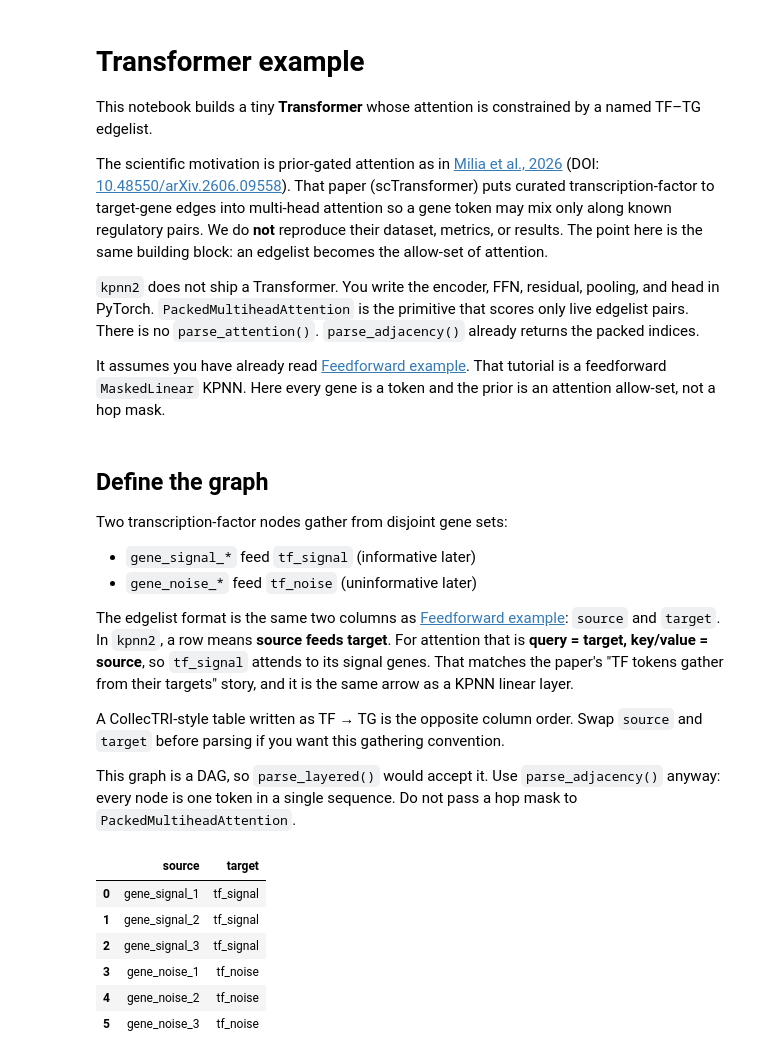
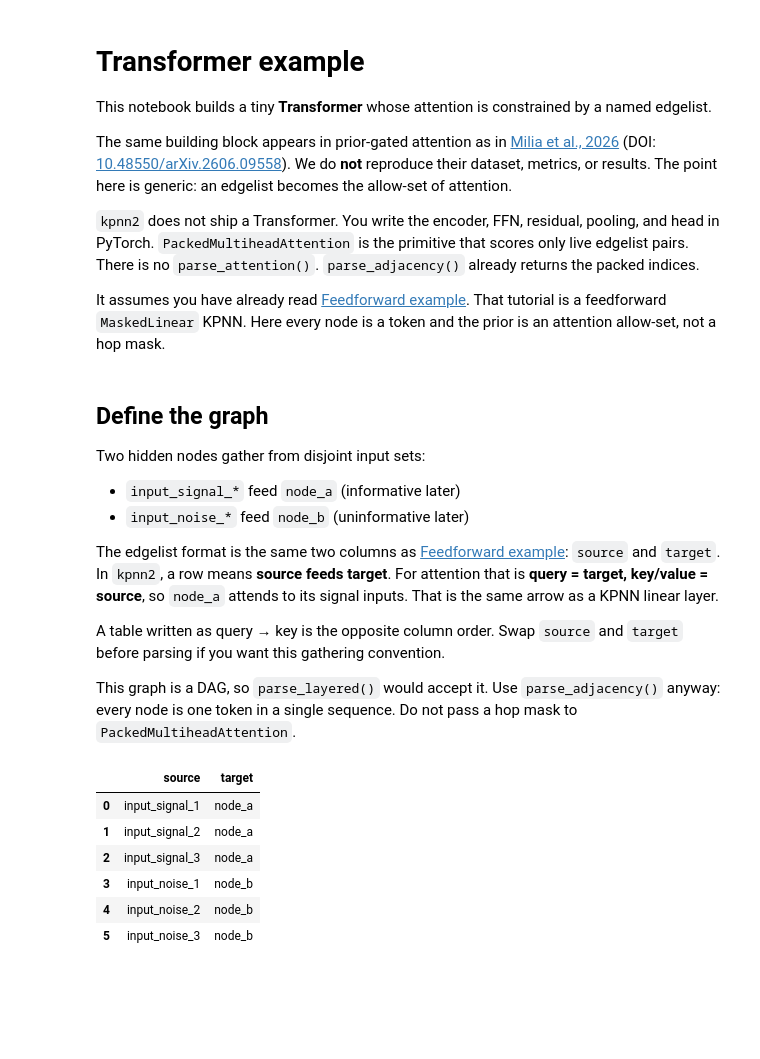
Before and after one commit to Thomas-Rauter/kpnn2, a Jupyter notebook: docs/transformer-example.ipynb, the cells around one changed output. Saved outputs shown, nothing was run; the diff lists cells and outputs as text; code cells hidden in the pictures; blank space fills up the shorter version.

Commit message:
Use generic names in additional example notebooks.
Match the cyclic example: input_* and node_* instead of
genes and TFs. Keep the feedforward tutorial biological.

```diff
--- a/docs/transformer-example.ipynb
+++ b/docs/transformer-example.ipynb
@@ -2,16 +2,14 @@
 # Transformer example
 
 This notebook builds a tiny **Transformer** whose attention is
-constrained by a named TF–TG edgelist.
+constrained by a named edgelist.
 
-The scientific motivation is prior-gated attention as in
+The same building block appears in prior-gated attention as in
 [Milia et al., 2026](https://doi.org/10.48550/arXiv.2606.09558)
 (DOI: [10.48550/arXiv.2606.09558](https://doi.org/10.48550/arXiv.2606.09558)).
-That paper (scTransformer) puts curated transcription-factor to
-target-gene edges into multi-head attention so a gene token may
-mix only along known regulatory pairs. We do **not** reproduce
-their dataset, metrics, or results. The point here is the same
-building block: an edgelist becomes the allow-set of attention.
+We do **not** reproduce their dataset, metrics, or results. The
+point here is generic: an edgelist becomes the allow-set of
+attention.
 
 `kpnn2` does not ship a Transformer. You write the encoder, FFN,
 residual, pooling, and head in PyTorch.
@@ -21,7 +19,7 @@ edgelist pairs. There is no `parse_attention()`.
 
 It assumes you have already read
 [Feedforward example](../feedforward-example/). That tutorial is a
-feedforward `MaskedLinear` KPNN. Here every gene is a token and
+feedforward `MaskedLinear` KPNN. Here every node is a token and
 the prior is an attention allow-set, not a hop mask.
 # %%
 import random
@@ -94,22 +92,21 @@ def _style_ax(ax):
 # %% [markdown]
 ## Define the graph
 
-Two transcription-factor nodes gather from disjoint gene sets:
+Two hidden nodes gather from disjoint input sets:
 
-- `gene_signal_*` feed `tf_signal` (informative later)
-- `gene_noise_*` feed `tf_noise` (uninformative later)
+- `input_signal_*` feed `node_a` (informative later)
+- `input_noise_*` feed `node_b` (uninformative later)
 
 The edgelist format is the same two columns as
-[Feedforward example](../feedforward-example/): `source` and `target`.
-In `kpnn2`, a row means **source feeds target**. For attention
-that is **query = target, key/value = source**, so `tf_signal`
-attends to its signal genes. That matches the paper's "TF tokens
-gather from their targets" story, and it is the same arrow as a
-KPNN linear layer.
+[Feedforward example](../feedforward-example/): `source` and
+`target`. In `kpnn2`, a row means **source feeds target**. For
+attention that is **query = target, key/value = source**, so
+`node_a` attends to its signal inputs. That is the same arrow
+as a KPNN linear layer.
 
-A CollecTRI-style table written as TF → TG is the opposite
-column order. Swap `source` and `target` before parsing if you
-want this gathering convention.
+A table written as query → key is the opposite column order.
+Swap `source` and `target` before parsing if you want this
+gathering convention.
 
 This graph is a DAG, so `parse_layered()` would accept it. Use
 `parse_adjacency()` anyway: every node is one token in a single
@@ -118,35 +115,35 @@ sequence. Do not pass a hop mask to
 # %%
 edgelist = pd.DataFrame(
     {
         "source": [
-            "gene_signal_1",
-            "gene_signal_2",
-            "gene_signal_3",
-            "gene_noise_1",
-            "gene_noise_2",
-            "gene_noise_3",
+            "input_signal_1",
+            "input_signal_2",
+            "input_signal_3",
+            "input_noise_1",
+            "input_noise_2",
+            "input_noise_3",
         ],
         "target": [
-            "tf_signal",
-            "tf_signal",
-            "tf_signal",
-            "tf_noise",
-            "tf_noise",
-            "tf_noise",
+            "node_a",
+            "node_a",
+            "node_a",
+            "node_b",
+            "node_b",
+            "node_b",
         ],
     }
 )
 
 spec = kpnn2.parse_adjacency(edgelist)
 edgelist
 # %% [output]
 |  | source | target |
-| 0 | gene_signal_1 | tf_signal |
-| 1 | gene_signal_2 | tf_signal |
-| 2 | gene_signal_3 | tf_signal |
-| 3 | gene_noise_1 | tf_noise |
-| 4 | gene_noise_2 | tf_noise |
-| 5 | gene_noise_3 | tf_noise |
+| 0 | input_signal_1 | node_a |
+| 1 | input_signal_2 | node_a |
+| 2 | input_signal_3 | node_a |
+| 3 | input_noise_1 | node_b |
+| 4 | input_noise_2 | node_b |
+| 5 | input_noise_3 | node_b |
 # %%
 dot = Digraph()
 dot.attr(rankdir="LR")
```
Also changed, not shown: parts of 16 cells of this notebook, 7 other files.
